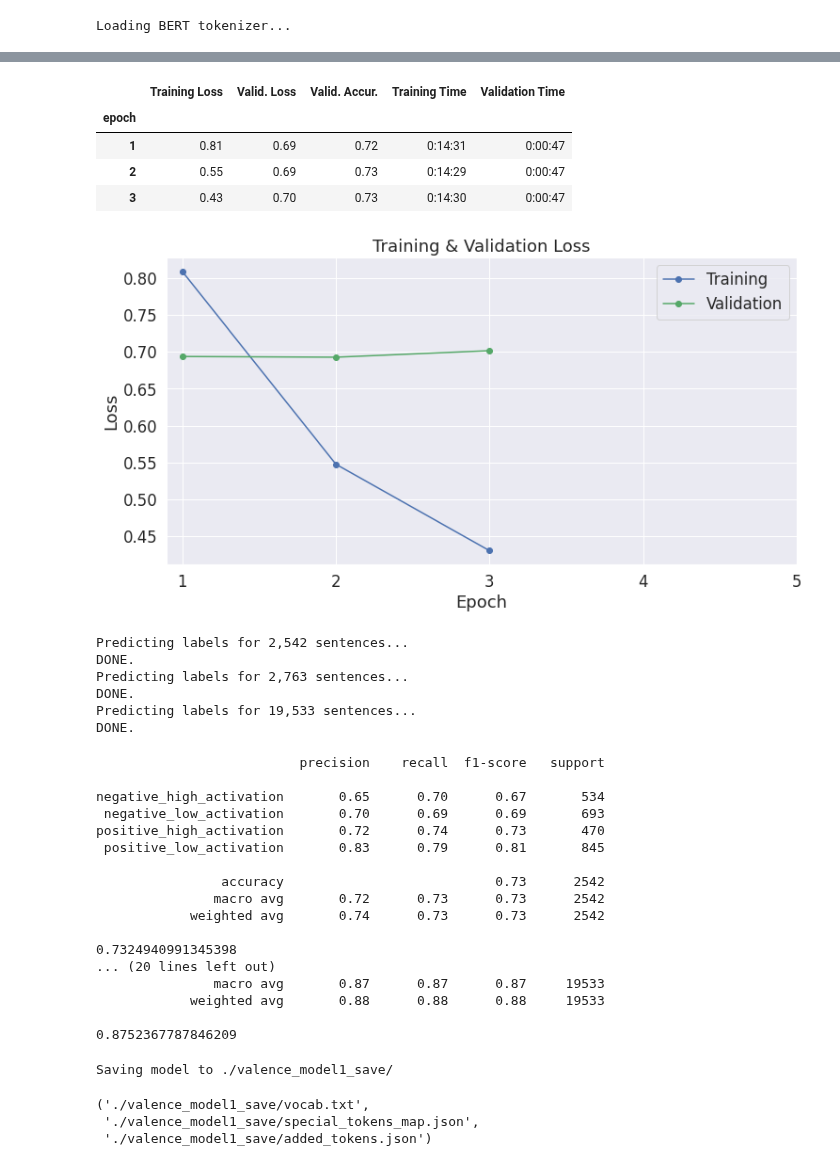
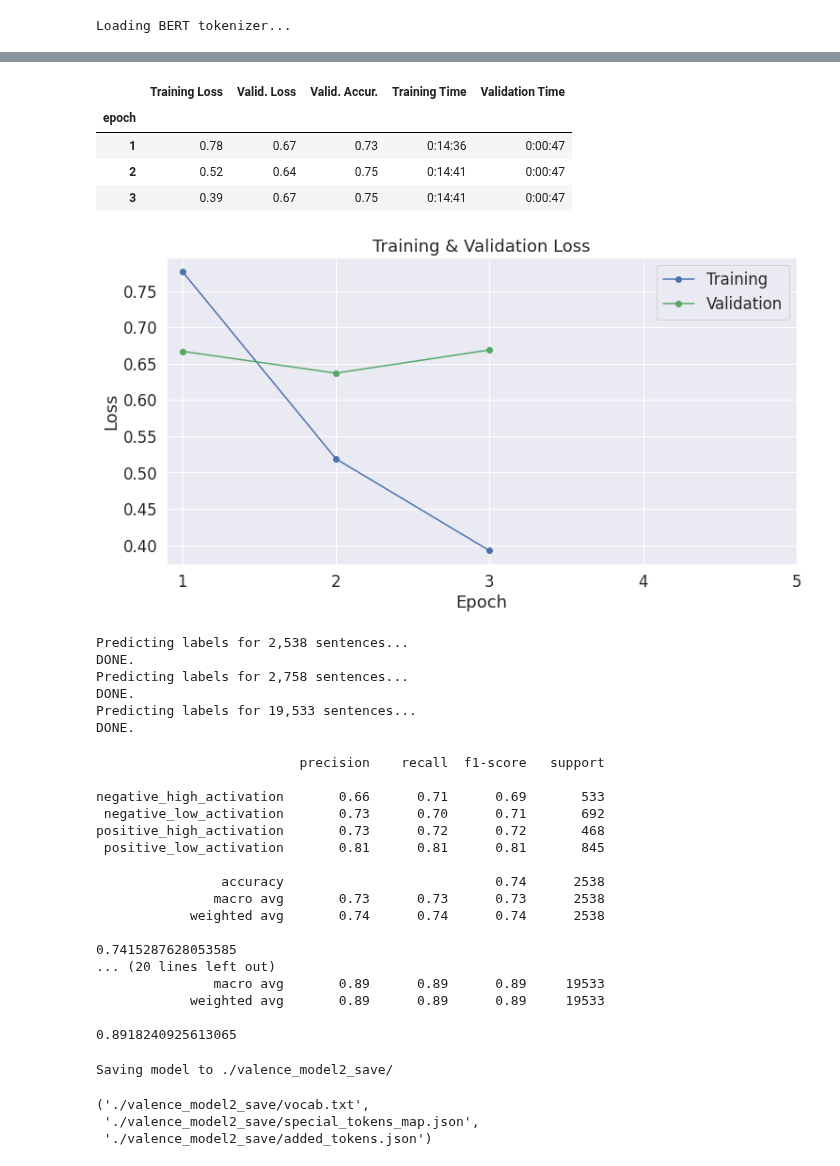
Before and after one commit to omkarpat/EmpatheticDialoguesEmotionDetection, a Jupyter notebook: valence_grouping_models.ipynb, the cells around one changed output, grey strips where cells are left out. Saved outputs shown, nothing was run; the diff lists cells and outputs as text; code cells hidden in the pictures.

Commit message:
model 2 created

```diff
--- a/valence_grouping_models.ipynb
+++ b/valence_grouping_models.ipynb
@@ -79,8 +79,8 @@ Found GPU at: /device:GPU:0
 There are 1 GPU(s) available.
 We will use the GPU: Tesla T4
 # %%
-dataset_name = "model1"
-model_name = "model1"
+dataset_name = "model2"
+model_name = "model2"
 model_type = "valence" #pos_neg or emotion or valence
 # %%
 import pandas as pd
@@ -675,36 +675,36 @@ df_stats
 # %% [output]
 |  | Training Loss | Valid. Loss | Valid. Accur. | Training Time | Validation Time |
 | epoch |  |  |  |  |  |
-| 1 | 0.81 | 0.69 | 0.72 | 0:14:31 | 0:00:47 |
-| 2 | 0.55 | 0.69 | 0.73 | 0:14:29 | 0:00:47 |
-| 3 | 0.43 | 0.70 | 0.73 | 0:14:30 | 0:00:47 |
+| 1 | 0.78 | 0.67 | 0.73 | 0:14:36 | 0:00:47 |
+| 2 | 0.52 | 0.64 | 0.75 | 0:14:41 | 0:00:47 |
+| 3 | 0.39 | 0.67 | 0.75 | 0:14:41 | 0:00:47 |
 # %%
 import matplotlib.pyplot as plt
 % matplotlib inline
 
 import seaborn as sns
 
 # Use plot styling from seaborn.
 sns.set(style='darkgrid')
 
 # Increase the plot size and font size.
 sns.set(font_scale=1.5)
 plt.rcParams["figure.figsize"] = (12,6)
 
 # Plot the learning curve.
 plt.plot(df_stats['Training Loss'], 'b-o', label="Training")
 plt.plot(df_stats['Valid. Loss'], 'g-o', label="Validation")
 
 # Label the plot.
 plt.title("Training & Validation Loss")
 plt.xlabel("Epoch")
 plt.ylabel("Loss")
 plt.legend()
-plt.xticks([1, 2, 3, 4, 5])
+plt.xticks([1, 2, 3])
 
 plt.show()
 # %% [output]
-[figure, old version]
+[figure, new version]
 # %%
 def predict(dataset):
 
@@ -756,9 +756,9 @@ test_predictions, test_true_labels = predict(dataset_test)
 valid_predictions, valid_true_labels = predict(dataset_valid)
 train_predictions, train_true_labels = predict(dataset_train)
 # %% [output]
-Predicting labels for 2,542 sentences...
+Predicting labels for 2,538 sentences...
 DONE.
-Predicting labels for 2,763 sentences...
+Predicting labels for 2,758 sentences...
 DONE.
 Predicting labels for 19,533 sentences...
 DONE.
@@ -787,27 +787,27 @@ pred_flat_train, confidence_flat_train = metrics(train_predictions, train_true_l
 # %% [output]
                           precision    recall  f1-score   support
 
-negative_high_activation       0.65      0.70      0.67       534
- negative_low_activation       0.70      0.69      0.69       693
-positive_high_activation       0.72      0.74      0.73       470
- positive_low_activation       0.83      0.79      0.81       845
+negative_high_activation       0.66      0.71      0.69       533
+ negative_low_activation       0.73      0.70      0.71       692
+positive_high_activation       0.73      0.72      0.72       468
+ positive_low_activation       0.81      0.81      0.81       845
 
-                accuracy                           0.73      2542
-               macro avg       0.72      0.73      0.73      2542
-            weighted avg       0.74      0.73      0.73      2542
+                accuracy                           0.74      2538
+               macro avg       0.73      0.73      0.73      2538
+            weighted avg       0.74      0.74      0.74      2538
 
-0.7324940991345398
+0.7415287628053585
 ... (20 lines left out)
-               macro avg       0.87      0.87      0.87     19533
-            weighted avg       0.88      0.88      0.88     19533
+               macro avg       0.89      0.89      0.89     19533
+            weighted avg       0.89      0.89      0.89     19533
 
-0.8752367787846209
+0.8918240925613065
 # %%
 import os
 
 # Saving best-practices: if you use defaults names for the model, you can reload it using from_pretrained()
 
-output_dir = './valence_model1_save/'
+output_dir = "./"+ model_type + "_" + model_name + "_save/"
 
 # Create output directory if needed
 if not os.path.exists(output_dir):
@@ -824,7 +824,7 @@ tokenizer.save_pretrained(output_dir)
 # Good practice: save your training arguments together with the trained model
 # torch.save(args, os.path.join(output_dir, 'training_args.bin'))
 # %% [output]
-Saving model to ./valence_model1_save/
+Saving model to ./valence_model2_save/
-('./valence_model1_save/vocab.txt',
- './valence_model1_save/special_tokens_map.json',
- './valence_model1_save/added_tokens.json')
+('./valence_model2_save/vocab.txt',
+ './valence_model2_save/special_tokens_map.json',
+ './valence_model2_save/added_tokens.json')
```
Also changed, not shown: parts of 6 cells of this notebook.
